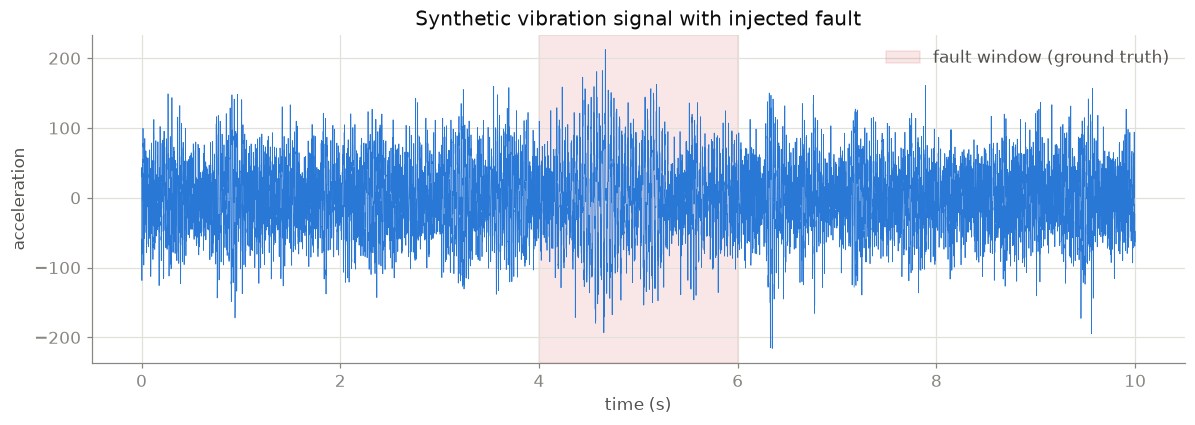
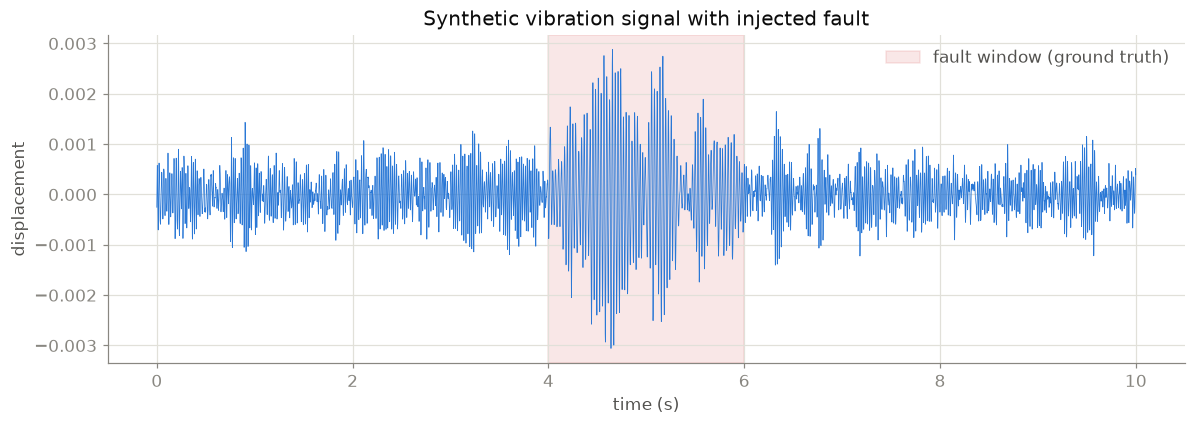
Unified diff of the notebook cell whose output changed from the first chart to the second:
--- before
+++ after
@@ -2,5 +2,5 @@
 ax.plot(t, x, color=BLUE, lw=0.5)
 ax.axvspan(f0, f1, color=CRIT, alpha=0.12, label="fault window (ground truth)")
-ax.set(xlabel="time (s)", ylabel="acceleration",
+ax.set(xlabel="time (s)", ylabel=CHANNEL,
        title="Synthetic vibration signal with injected fault")
 ax.legend(loc="upper right")

Commit: Implement code changes to enhance functionality and improve performance